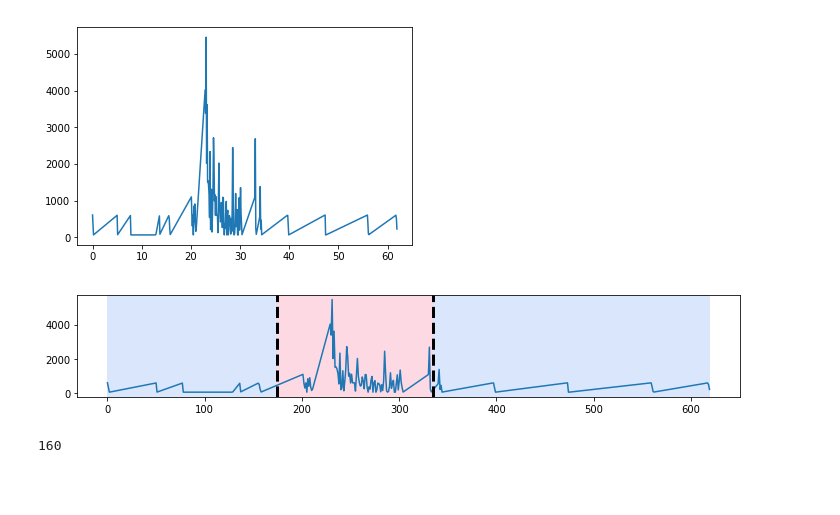
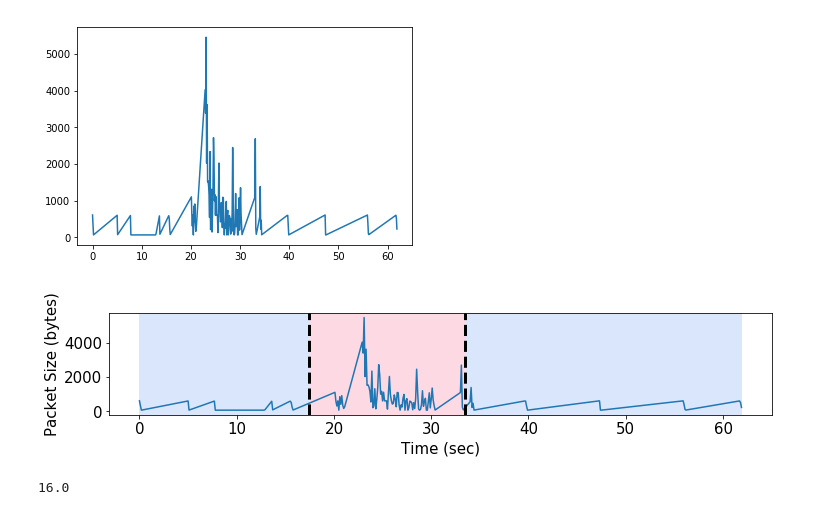
Before and after one commit to uoitdnalab/NetworkTrafficDataset-Docker, a Jupyter notebook: Jupyter_Notebooks/Load Time Measurement.ipynb, the cells around one changed output. Drawn from its saved outputs; the diff is of its cells as text; code cells hidden in the pictures; blank space fills up the shorter version.

```diff
--- a/Jupyter_Notebooks/Load Time Measurement.ipynb
+++ b/Jupyter_Notebooks/Load Time Measurement.ipynb
@@ -49,11 +53,15 @@ plt.show()
 # %%
 algo2 = rpt.Pelt(model="rbf").fit(network_trace_continuous)
 result2 = algo2.predict(pen=18)
 rpt.display(network_trace_continuous, result2, result2)
+plt.xlabel("Time (sec)", fontsize=15)
+plt.ylabel("Packet Size (bytes)", fontsize=15)
+plt.xticks([0,100,200,300,400,500,600],[0,10,20,30,40,50,60], fontsize=15)
+plt.yticks([0,2000,4000], fontsize=15)
 plt.show()
 # %% [output]
-[figure, old version]
+[figure, new version]
 # %%
-result2[1] - result2[0]
+(result2[1] - result2[0]) / 10.0
 # %% [output]
-160
+16.0
```
Also changed, not shown: parts of 3 cells of this notebook, 12 other files.
